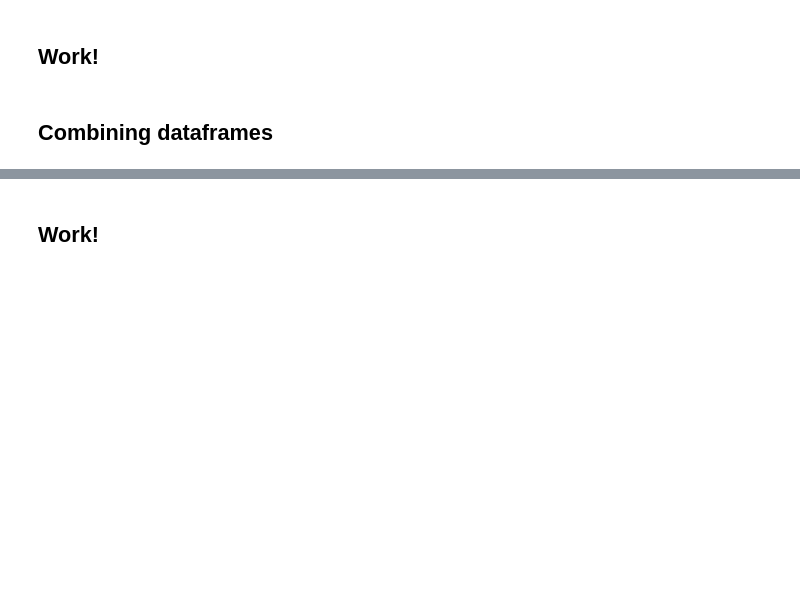
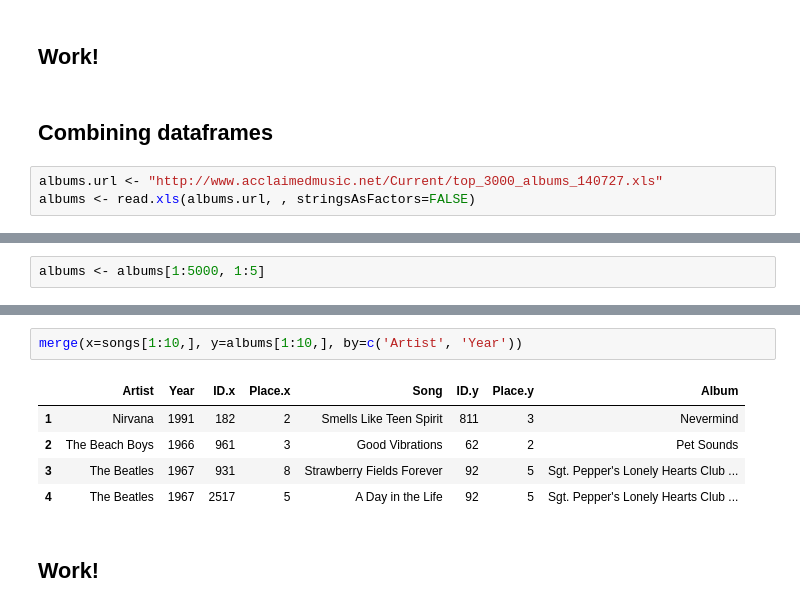
Before and after one commit to duke-biostats/ngs-2015, a Jupyter notebook: Working with data (Part 2).ipynb, the cells around one changed output, grey strips where cells are left out. Saved outputs shown, nothing was run; the diff lists cells and outputs as text; blank space fills up the shorter version.

```diff
--- a/Working with data (Part 2).ipynb
+++ b/Working with data (Part 2).ipynb
@@ -318,3 +318,6 @@ Work!
 # %% [markdown]
 Combining dataframes
 ----
+# %%
+albums.url <- "http://www.acclaimedmusic.net/Current/top_3000_albums_140727.xls"
+albums <- read.xls(albums.url, , stringsAsFactors=FALSE)
@@ -320,0 +331,2 @@ Combining dataframes
+# %%
+albums <- albums[1:5000, 1:5]
@@ -321,3 +347,11 @@ Combining dataframes
+# %%
+merge(x=songs[1:10,], y=albums[1:10,], by=c('Artist', 'Year'))
+# %% [output]
+|  | Artist | Year | ID.x | Place.x | Song | ID.y | Place.y | Album |
+| 1 | Nirvana | 1991 | 182 | 2 | Smells Like Teen Spirit | 811 | 3 | Nevermind |
+| 2 | The Beach Boys | 1966 | 961 | 3 | Good Vibrations | 62 | 2 | Pet Sounds |
+| 3 | The Beatles | 1967 | 931 | 8 | Strawberry Fields Forever | 92 | 5 | Sgt. Pepper's Lonely Hearts Club ... |
+| 4 | The Beatles | 1967 | 2517 | 5 | A Day in the Life | 92 | 5 | Sgt. Pepper's Lonely Hearts Club ... |
 # %% [markdown]
 Work!
 ----
```
Also changed, not shown: parts of 3 cells of this notebook, 3 other files.
